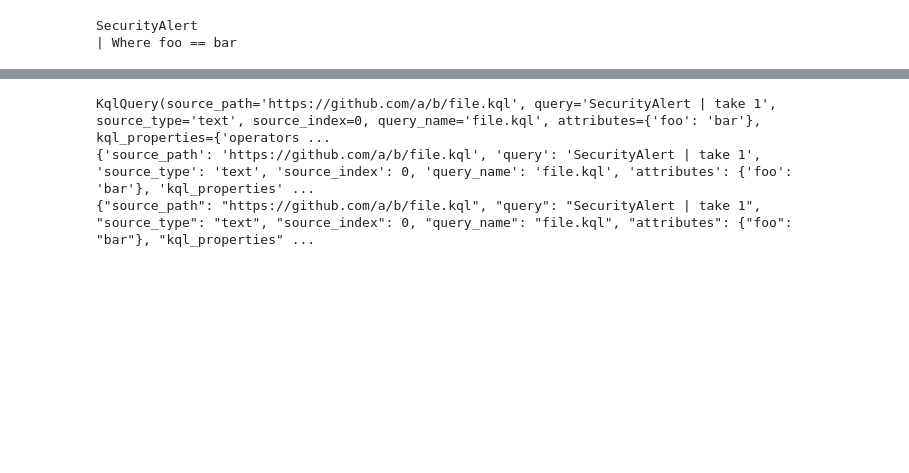
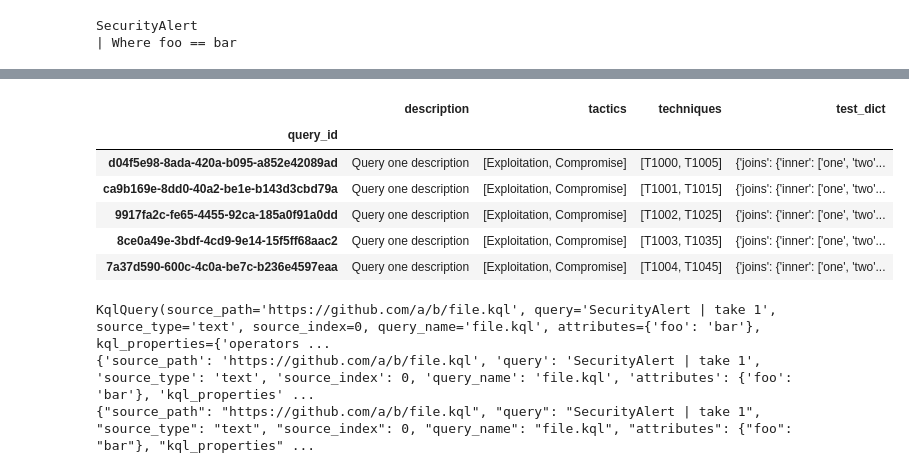
Before and after one commit to microsoft/kql-query-store, a Jupyter notebook: dev-notebooks/db_pandas_store.ipynb, the cells around one changed output, grey strips where cells are left out. Saved outputs shown, nothing was run; the diff lists cells and outputs as text; code cells hidden in the pictures; blank space fills up the shorter version.

```diff
--- a/dev-notebooks/db_pandas_store.ipynb
+++ b/dev-notebooks/db_pandas_store.ipynb
@@ -291,10 +453,10 @@ import random
 import uuid
 
 def get_random_items(data=table_names, count=3):
-    return [
-        random.choice(table_names)
+    return list({
+        random.choice(data)
         for _ in range(count)
-    ]
+    })
 
 def get_random_query(index=0):
     tactic_idx = index % 7
@@ -303,13 +465,14 @@ def get_random_query(index=0):
         "source_path": f"/github.com/foo/{index}",
         "source_type": "text",
         "source_index": random.randint(0, 7),
-        "name": f"query_{index}",
+        "query_name": f"query_{index}",
         "query": "SecurityAlert\\n| Where foo == bar",
-        "context": "text from markdown",
+        # "context": "text from markdown",
         "attributes": {
             "description": "Query one description",
-            "tactics": ["Exploitation", "Compromise"],
-            "techniques": [f"T10{tactic_idx:0>2d}", f"T1{tactic_idx:0>2d}5"]
+            "tactics": get_random_items(data=["Exploitation", "Compromise", "LateralMovement"], count=2),
+            "techniques": [f"T10{tactic_idx:0>2d}", f"T1{tactic_idx:0>2d}5"],
+            "test_dict": {"joins": {"inner": ["one", "two"], "outer": ["three", "four"]}}
         }
     }
 
@@ -324,0 +483,28 @@ str(uuid.uuid4())
+# %%
+k_queries = [KqlQuery(**q) for q in queries]
+kq_df = pd.DataFrame([k.asdict() for k in k_queries]).set_index("query_id")
+
+def _create_list_index(data, key_col):
+    return data[[key_col]].explode(key_col).reset_index().set_index([key_col])
+
+def _create_dict_index(data, key_col):
+    df_dict_keys = data[[key_col]].apply(lambda x: _extract_dict_keys(x, key_col), result_type="expand", axis=1)
+    return _create_list_index(df_dict_keys, key_col)
+
+# _create_dict_index(kq_df, "attributes")
+
+data = kq_df
+key_col = "attributes"
+exp_data = data[[key_col]].apply(lambda x: pd.Series(x[key_col]), result_type="expand", axis=1)
+# _create_dict_index(exp_data, "test_dict")
+def _extract_dict_keys(row, col_name):
+    print(type(row))
+    if isinstance(row[col_name], dict):
+        print("dict", row[col_name].values())
+        return {col_name : [inner_val for val in row[col_name].values() for inner_val in val.keys() if isinstance(val, dict) ]}
+    return row
+
+out_df = exp_data[["test_dict"]].apply(lambda x: _extract_dict_keys(x, "test_dict"), result_type="expand", axis=1)
+type(out_df)
+out_df
+_create_dict_index(exp_data, "test_dict")
@@ -325,3 +544,13 @@ str(uuid.uuid4())
+# %%
+exp_data
+# %% [output]
+|  | description | tactics | techniques | test_dict |
+| query_id |  |  |  |  |
+| d04f5e98-8ada-420a-b095-a852e42089ad | Query one description | [Exploitation, Compromise] | [T1000, T1005] | {'joins': {'inner': ['one', 'two'... |
+| ca9b169e-8dd0-40a2-be1e-b143d3cbd79a | Query one description | [Exploitation, Compromise] | [T1001, T1015] | {'joins': {'inner': ['one', 'two'... |
+| 9917fa2c-fe65-4455-92ca-185a0f91a0dd | Query one description | [Exploitation, Compromise] | [T1002, T1025] | {'joins': {'inner': ['one', 'two'... |
+| 8ce0a49e-3bdf-4cd9-9e14-15f5ff68aac2 | Query one description | [Exploitation, Compromise] | [T1003, T1035] | {'joins': {'inner': ['one', 'two'... |
+| 7a37d590-600c-4c0a-be7c-b236e4597eaa | Query one description | [Exploitation, Compromise] | [T1004, T1045] | {'joins': {'inner': ['one', 'two'... |
 # %%
 import hashlib
 import json
```
Also changed, not shown: parts of 8 cells of this notebook, 2 other files.
